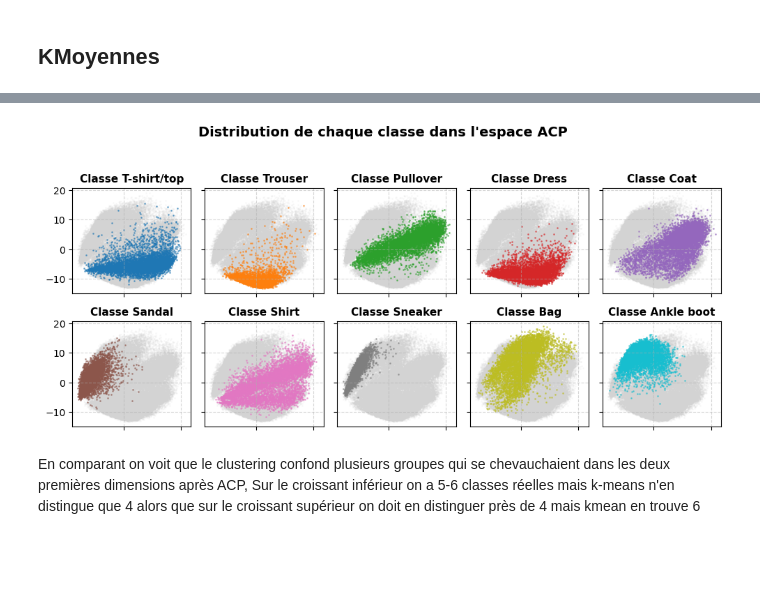
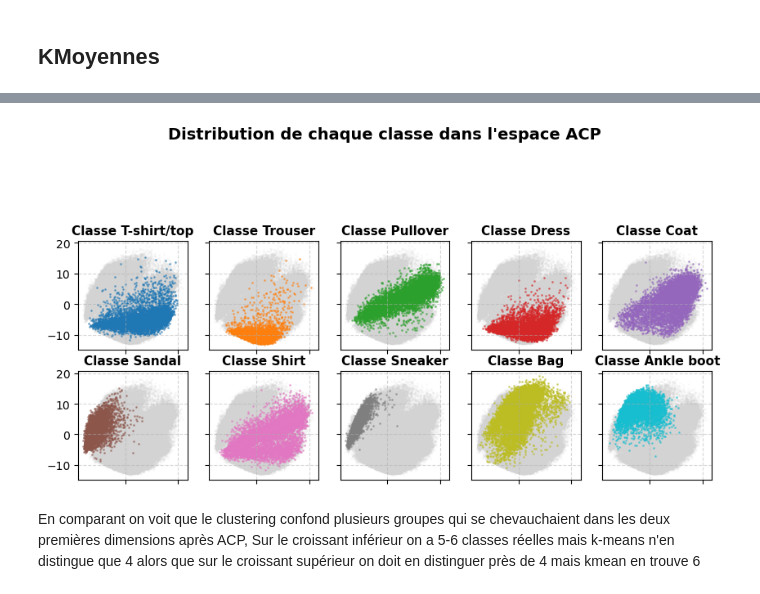
Before and after one commit to JeSuisSurGithub/SDD, a Jupyter notebook: projet/Projet/projet-Parant-Xia.ipynb, the cells around one changed output, grey strips where cells are left out. Saved outputs shown, nothing was run; the diff lists cells and outputs as text; code cells hidden in the pictures; blank space fills up the shorter version.

Commit message:
imagess

```diff
--- a/projet/Projet/projet-Parant-Xia.ipynb
+++ b/projet/Projet/projet-Parant-Xia.ipynb
@@ -411,3 +410,17 @@ Accuracy: 0.8183333333333334
 Un scénario similaire se produit, nous avons probablement affaire à la malédiction des dimensions, il y a probablement trop peu d'informations qui peuvent être a travers les 784 pixels
 
 -> Toujours moins bon quand on fait toutes les classes comparé à la 0 et 2
+# %%
+fig, axes = plt.subplots(2, 5, figsize=(12, 4))
+axes = axes.flatten()
+
+for i in range(10):
+    ax = axes[i]
+    im = ax.imshow(perceptron_mc._ClassifierMultiOAA__lCl[i]._ClassifierPerceptron__w[:784].reshape((28, 28)))
+    fig.colorbar(im, ax=ax, orientation='vertical')
+    ax.set_title(f"Classe {idx_to_type[i]}", fontsize=9)
+    ax.axis('off')
+
+plt.tight_layout()
+plt.savefig("w.png")
+plt.show()
@@ -655,41 +719,29 @@ clust.affiche_resultat(dfr,les_centres,l_affectation)
 # %%
-idx_to_type = {
-    0: "T-shirt/top",
-    1: "Trouser",
-    2: "Pullover",
-    3: "Dress",
-    4: "Coat",
-    5: "Sandal",
-    6: "Shirt",
-    7: "Sneaker",
-    8: "Bag",
-    9: "Ankle boot"
-}
-
 colors = plt.cm.tab10.colors
 
 fig, axes = plt.subplots(5, 5, figsize=(10, 10), sharex=True, sharey=True)
 axes = axes.flatten()
 for c in range(Nc):
     ax = axes[c]
 
     ax.scatter(X_proj[:, 0], X_proj[:, 1], c='lightgray', s=1, alpha=0.1)
 
     mask = (Y == c)
     ax.scatter(X_proj[mask, 0], X_proj[mask, 1], c=[colors[c % len(colors)]],
                label=f"Classe {c}", marker="o", s=1, alpha=0.5)
 
     ax.set_title(f"Classe {idx_to_type[c]}", fontsize=11, fontweight='bold')
     ax.grid(True, linestyle='--', alpha=0.5)
 
 for i in range(Nc, len(axes)):
     fig.delaxes(axes[i])
 
 plt.suptitle("Distribution de chaque classe dans l'espace ACP", fontsize=14, fontweight='bold', y=1.02)
-plt.tight_layout()
+plt.tight_layout
+plt.savefig("acp_sep.png")
 plt.show()
 # %% [output]
-[figure, old version]
+[figure, new version]
 # %% [markdown]
 En comparant on voit que le clustering confond plusieurs groupes qui se chevauchaient dans les deux premières dimensions après ACP,
 Sur le croissant inférieur on a 5-6 classes réelles mais k-means n'en distingue que 4 alors que sur le croissant supérieur on doit en distinguer près de 4 mais kmean en trouve 6
```
Also changed, not shown: parts of 29 cells of this notebook, 12 other files.
